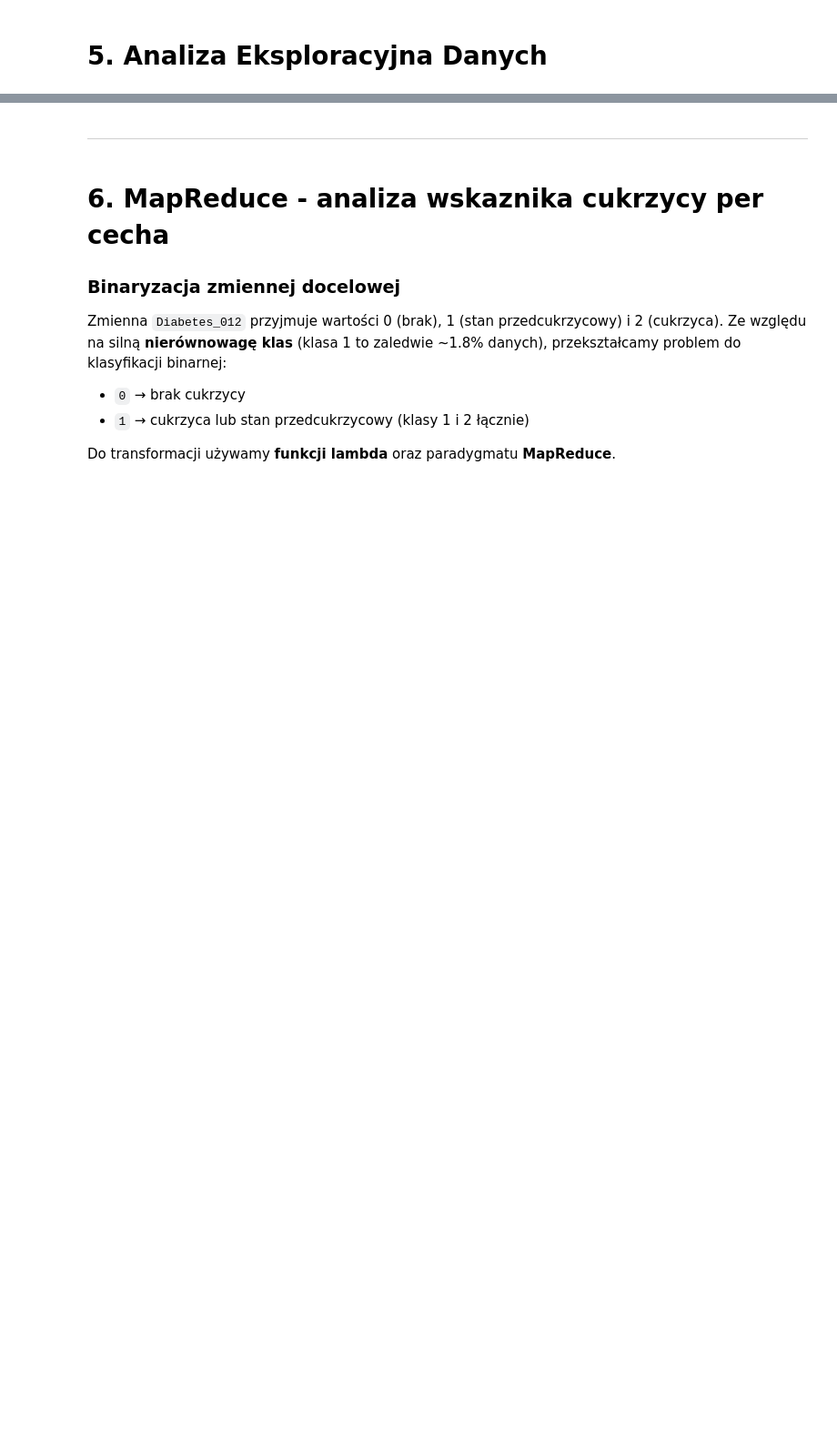
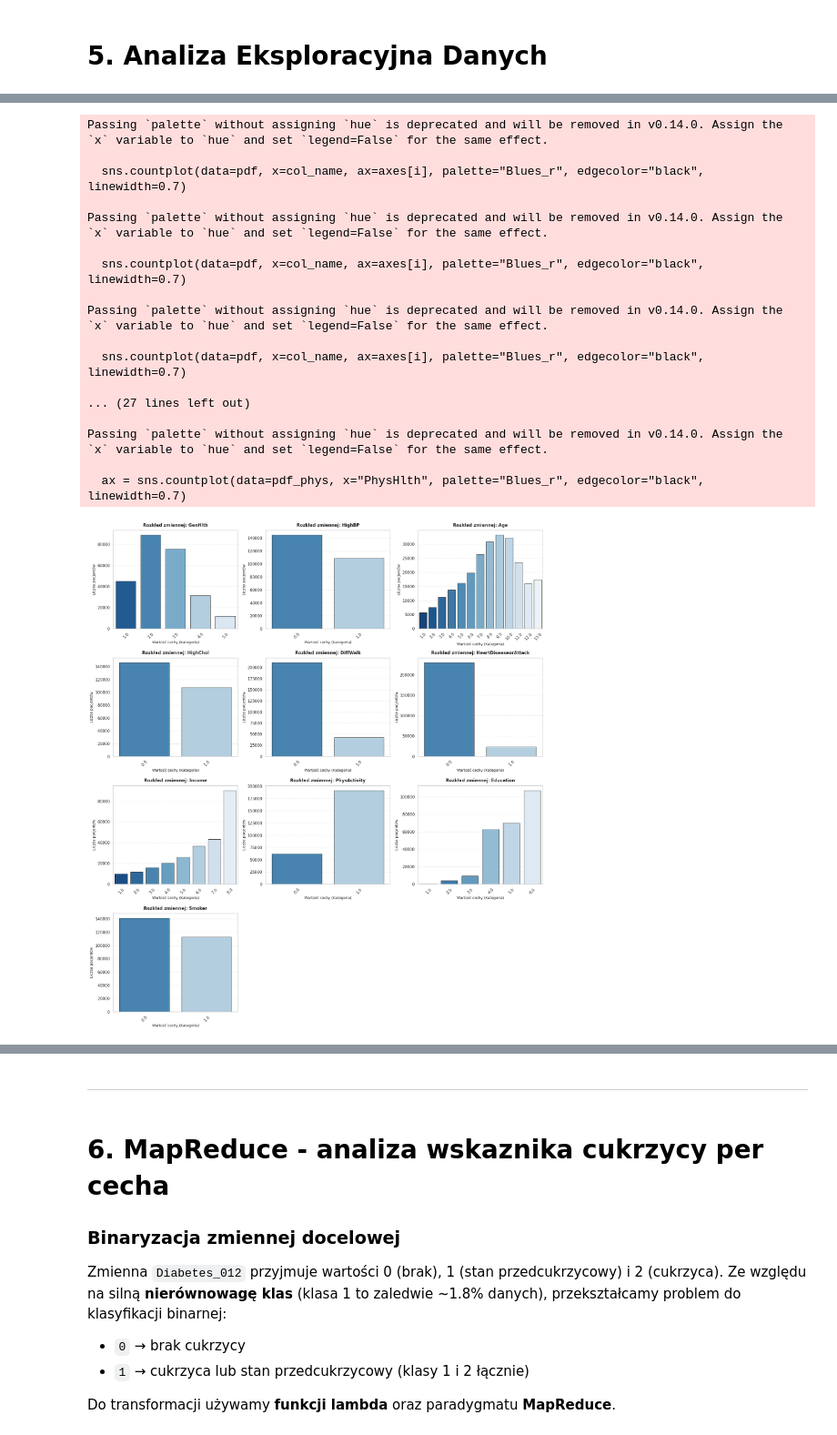
Before and after one commit to ImJaca/diabetes-analysis, a Jupyter notebook: analisys.ipynb, the cells around one changed output, grey strips where cells are left out. Shown at 91% size. Cells and saved outputs as stored; diff of their text form; code cells hidden in the pictures; blank space fills up the shorter version.

Commit message:
Adding eda and plots

```diff
--- a/analisys.ipynb
+++ b/analisys.ipynb
@@ -187,12 +270,0 @@ Dla zmiennych **binarnych i kategorycznych** zastosowano analizę rozkładu wart
-# %%
-categorical_columns = [c for c in df.columns if c != "BMI"]
-
-total_count = df.count()
-
-for col_name in categorical_columns:
-    print(f"\nKolumna: {col_name}")
-
-    df.groupBy(col_name) \
-      .count() \
-      .orderBy(col_name) \
-      .show(truncate=False)
@@ -243,0 +271,53 @@ Text(0.5, 1.0, 'Macierz korelacji wszystkich cech')
+# %%
+import math
+
+features_to_grid = [c for c in categorical_features if c != "PhysHlth"]
+n_cols = 3
+n_rows = math.ceil(len(features_to_grid) / n_cols)
+
+sns.set_theme(style="whitegrid")
+fig, axes = plt.subplots(n_rows, n_cols, figsize=(18, 5 * n_rows))
+axes = axes.flatten()
+
+for i, col_name in enumerate(features_to_grid):
+    pdf = df.select(col_name).toPandas()
+    sns.countplot(data=pdf, x=col_name, ax=axes[i], palette="Blues_r", edgecolor="black", linewidth=0.7)
+
+    axes[i].set_title(f"Rozkład zmiennej: {col_name}", fontsize=12, fontweight='bold', pad=10)
+    axes[i].set_xlabel("Wartość cechy (Kategoria)", fontsize=10)
+    axes[i].set_ylabel("Liczba pacjentów", fontsize=10)
+    axes[i].grid(axis='y', linestyle='--', alpha=0.5)
+    axes[i].tick_params(axis='x', rotation=45)
+
+for j in range(i + 1, len(axes)):
+    fig.delaxes(axes[j])
+plt.tight_layout()
+
+
+pdf_phys = df.select("PhysHlth").toPandas()
+plt.figure(figsize=(15, 6))
+ax = sns.countplot(data=pdf_phys, x="PhysHlth", palette="Blues_r", edgecolor="black", linewidth=0.7)
+plt.title("Rozkład zmiennej: PhysHlth", fontsize=14, fontweight='bold', pad=15)
+plt.xlabel("Wartość cechy (Liczba dni od 0 do 30)", fontsize=11)
+plt.ylabel("Liczba pacjentów", fontsize=11)
+plt.xticks(rotation=45)
+plt.grid(axis='y', linestyle='--', alpha=0.5)
+# %% [output]
+Passing `palette` without assigning `hue` is deprecated and will be removed in v0.14.0. Assign the `x` variable to `hue` and set `legend=False` for the same effect.
+
+  sns.countplot(data=pdf, x=col_name, ax=axes[i], palette="Blues_r", edgecolor="black", linewidth=0.7)
+
+Passing `palette` without assigning `hue` is deprecated and will be removed in v0.14.0. Assign the `x` variable to `hue` and set `legend=False` for the same effect.
+
+  sns.countplot(data=pdf, x=col_name, ax=axes[i], palette="Blues_r", edgecolor="black", linewidth=0.7)
+
+Passing `palette` without assigning `hue` is deprecated and will be removed in v0.14.0. Assign the `x` variable to `hue` and set `legend=False` for the same effect.
+
+  sns.countplot(data=pdf, x=col_name, ax=axes[i], palette="Blues_r", edgecolor="black", linewidth=0.7)
+
+... (27 lines left out)
+
+Passing `palette` without assigning `hue` is deprecated and will be removed in v0.14.0. Assign the `x` variable to `hue` and set `legend=False` for the same effect.
+
+  ax = sns.countplot(data=pdf_phys, x="PhysHlth", palette="Blues_r", edgecolor="black", linewidth=0.7)
+[figure, added]
```
Also changed, not shown: parts of 38 cells of this notebook.
